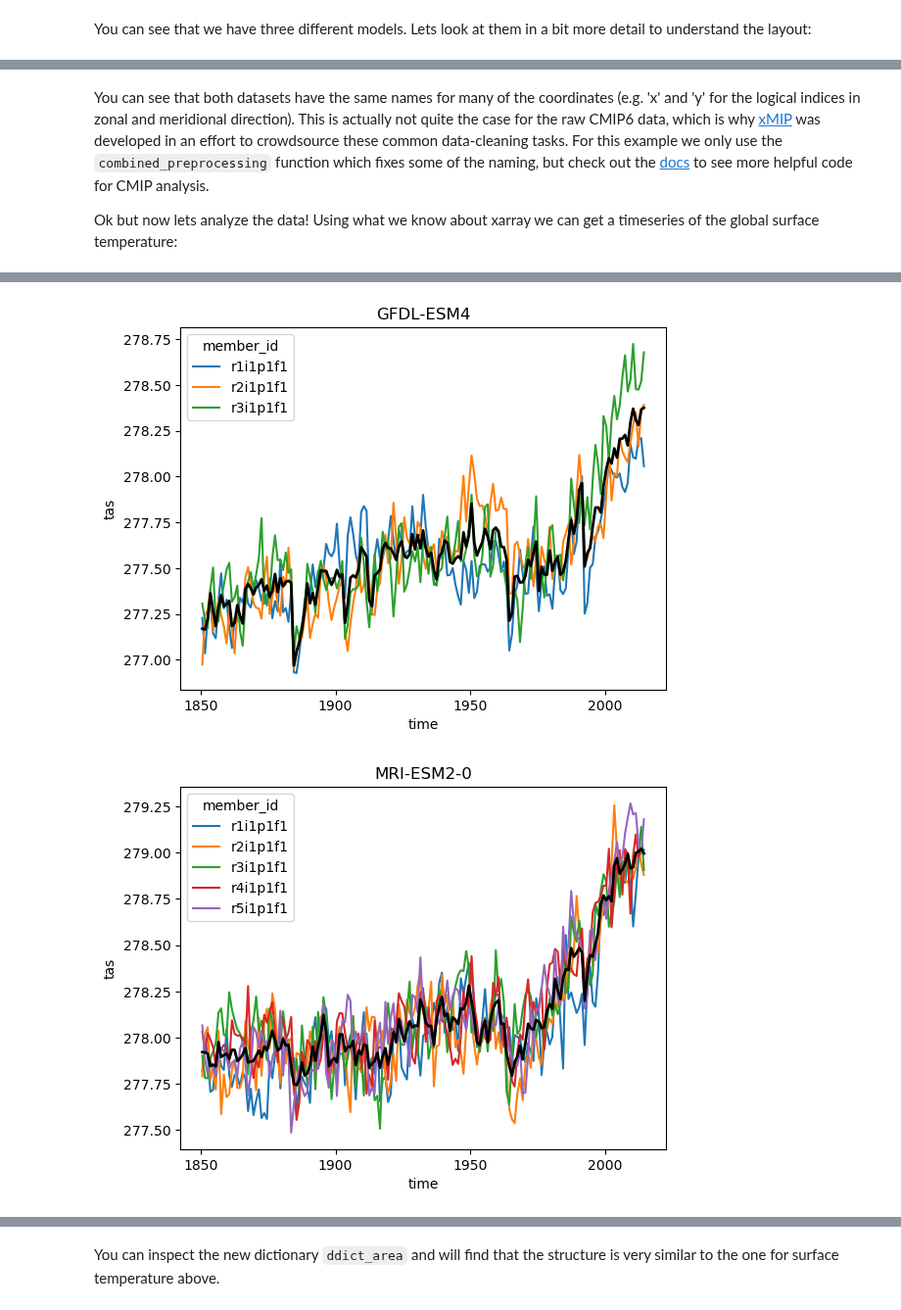
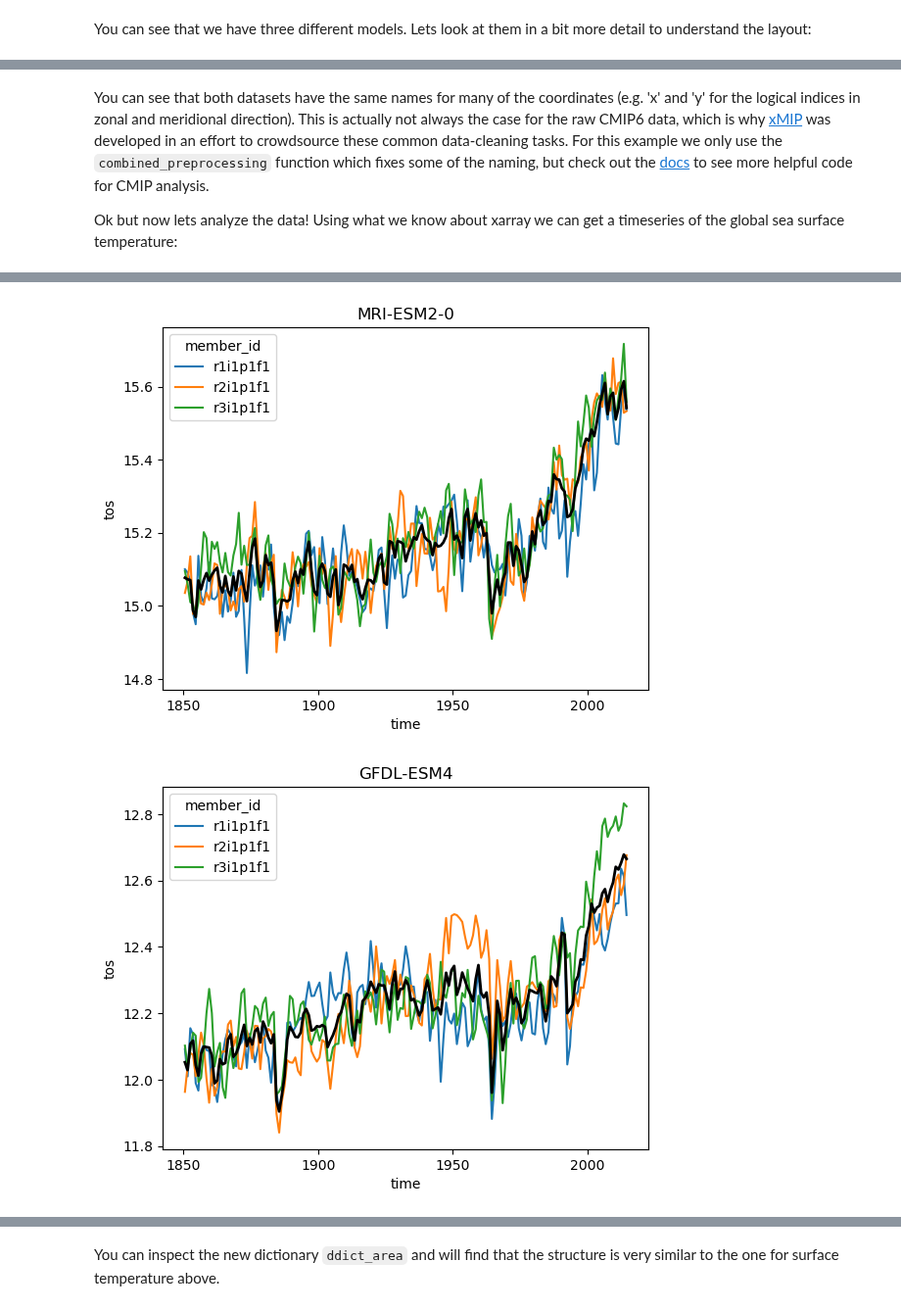
Before and after one commit to earth-env-data-science/earth-env-data-science-book, a Jupyter notebook: src/lectures/models/cmip.ipynb, the cells around one changed output, grey strips where cells are left out. Shown at 98% size. Drawn from its saved outputs; the diff is of its cells as text; code cells hidden in the pictures.

Commit message:
fleshed out cmip lecture

```diff
--- a/src/lectures/models/cmip.ipynb
+++ b/src/lectures/models/cmip.ipynb
@@ -44,14 +158,19 @@ So obviously we never want to work with *all* the data. Lets check out how to ge
 # %%
 # create a smaller catalog from the full collection using faceted search
 cat = col.search(
-    variable_id='tas', # atmospheric surface temperature
+    variable_id='tos', # Ocean surface temperature
     experiment_id='historical', # only runs for the historical forcing period
-    table_id='Amon', # monthly atmospheric data
+    table_id='Omon', # monthly oceanic data
+    grid_label='gn', #native model grid only
     source_id=['IPSL-CM6A-LR', 'MRI-ESM2-0', 'GFDL-ESM4'], # only choosing a few models here, there are many more!
-    member_id=['r1i1p1f1', 'r2i1p1f1', 'r3i1p1f1', 'r4i1p1f1', 'r5i1p1f1'],
-    )
+    member_id=['r1i1p1f1', 'r2i1p1f1', 'r3i1p1f1'], #lets restrict us here to only a few members, you can modify this later to experiment.
+)
+
 # read all datasets into a dictionary but apply the xmip preprocessing before
-ddict = cat.to_dataset_dict(preprocess=combined_preprocessing, xarray_open_kwargs={'use_cftime':True})
+ddict = cat.to_dataset_dict(
+    preprocess=combined_preprocessing,
+    xarray_open_kwargs={'use_cftime':True},
+)
 # %% [output]
 --> The keys in the returned dictionary of datasets are constructed as follows:
         'activity_id.institution_id.source_id.experiment_id.table_id.grid_label'
@@ -239,15 +248,15 @@ CMIP.NOAA-GFDL.GFDL-ESM4.historical.Amon.gr1
 # %% [markdown]
-You can see that both datasets have the same names for many of the coordinates (e.g. 'x' and 'y' for the logical indices in zonal and meridional direction). This is actually not quite the case for the raw CMIP6 data, which is why [xMIP](https://github.com/jbusecke/xMIP) was developed in an effort to crowdsource these common data-cleaning tasks. For this example we only use the `combined_preprocessing` function which fixes some of the naming, but check out the [docs](https://cmip6-preprocessing.readthedocs.io/en/latest/?badge=latest) to see more helpful code for CMIP analysis.
+You can see that both datasets have the same names for many of the coordinates (e.g. 'x' and 'y' for the logical indices in zonal and meridional direction). This is actually not always the case for the raw CMIP6 data, which is why [xMIP](https://github.com/jbusecke/xMIP) was developed in an effort to crowdsource these common data-cleaning tasks. For this example we only use the `combined_preprocessing` function which fixes some of the naming, but check out the [docs](https://cmip6-preprocessing.readthedocs.io/en/latest/?badge=latest) to see more helpful code for CMIP analysis.
 
-Ok but now lets analyze the data! Using what we know about xarray we can get a timeseries of the global surface temperature:
+Ok but now lets analyze the data! Using what we know about xarray we can get a timeseries of the global sea surface temperature:
 # %%
-
 for name, ds in ddict.items():
     # construct yearly global mean timeseries
-    mean_temp = ds.tas.mean(['x', 'y']).coarsen(time=12).mean()
+    mean_temp = ds.tos.mean(['x', 'y']).coarsen(time=12).mean()
     plt.figure()
     mean_temp.plot(hue='member_id')
     # lets also plot the average over all members
     mean_temp.mean('member_id').plot(color='k', linewidth=2)
     plt.title(ds.attrs['source_id']) #Extract the model name right from the dataset metadata
+    plt.show()
 # %% [output]
@@ -255,3 +264,3 @@ for name, ds in ddict.items():
-[figure, old version]
+[figure, new version]
-[figure, old version]
+[figure, new version]
 # %% [markdown]
```
Also changed, not shown: parts of 30 cells of this notebook.
